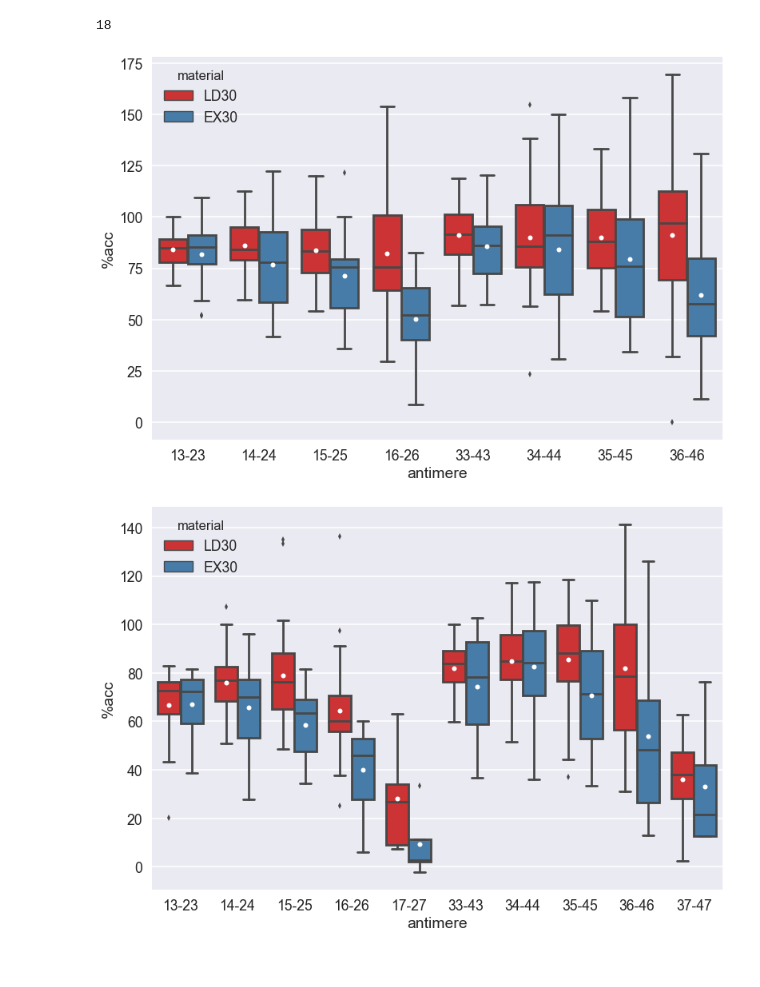
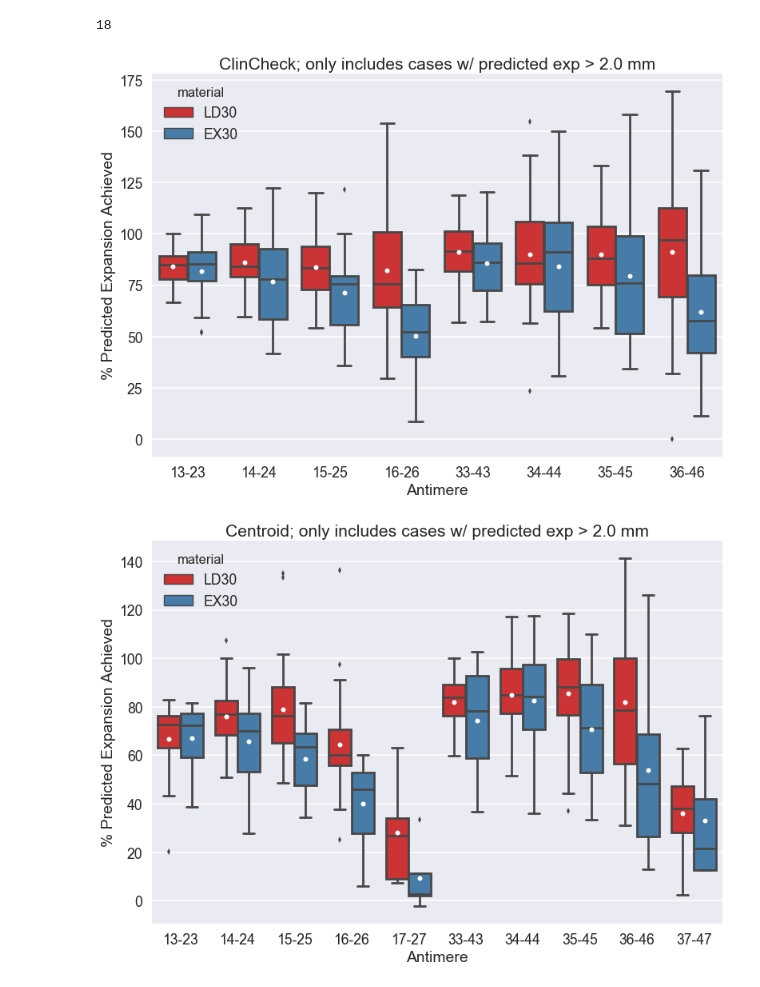
Before and after one commit to richard-tien/PROJ174, a Jupyter notebook: box-plots.ipynb, the cells around one changed output. Drawn from its saved outputs; the diff is of its cells as text; code cells hidden in the pictures.

Commit message:
Change output dir; run w master spreadsheet

```diff
--- a/box-plots.ipynb
+++ b/box-plots.ipynb
@@ -7,14 +7,14 @@ def boxPlot(df, measure_type, threshold, material):
     Also outputs .PDF of data.
     '''
 
-    pp = PdfPages('output/boxplots/boxplots-%s%s.pdf' % (material, measure_type))
+    pp = PdfPages(os.path.join(OUTPUT_DIR, 'boxplots/boxplots-%s%s.pdf' % (material, measure_type)))
 
     sns.set('poster', font_scale=1.1)
     f = plt.figure()
 
     newDf = pd.DataFrame(columns = ['%acc', 'antimere', 'material'])
 
-    subDf = getSubDf(df, measure_type, HISTOGRAM_THRESHOLD, material)
+    subDf = getSubDf(df, measure_type, THRESHOLD, material)
     for i, j in zip([1, 3], [2, 4]):
         for toothNum in range(3, 8):
 
@@ -58,7 +58,7 @@ def boxPlot(df, measure_type, threshold, material):
     return
 
 for measure_type in MEASURE_TYPES:
-    boxPlot(df, measure_type, HISTOGRAM_THRESHOLD, 'LD30')
+    boxPlot(df, measure_type, THRESHOLD, 'LD30')
 # %% [output]
 [figure]
 [figure]
@@ -83,35 +83,39 @@ def groupedBoxPlot(df, measure_type, threshold):
     newDf = pd.DataFrame(columns = ['%acc', 'antimere', 'material'])
 
     for material in ['LD30', 'EX30']:
-        subDf = getSubDf(df, measure_type, HISTOGRAM_THRESHOLD, material)
+        subDf = getSubDf(df, measure_type, THRESHOLD, material)
         for i, j in zip([1, 3], [2, 4]):
             for toothNum in range(3, 8):
 
                 if measure_type == '.cc' and toothNum == 7:
                     continue
 
                 antimere = '%s%s-%s%s' % (i, toothNum, j, toothNum)
                 full_antimere = '%s%s-%s%s%s %%acc' % (i, toothNum, j, toothNum, measure_type)
 
                 #antimere df
                 amDf = pd.DataFrame(subDf[full_antimere].dropna())
                 amDf = amDf.rename(columns = lambda x: str(x)[-4:])
                 amDf['antimere'] = antimere
                 amDf['material'] = material
 
                 newDf = pd.concat([newDf, amDf], ignore_index=True)
 
     ax = sns.boxplot(x='antimere', y='%acc', hue='material', data=newDf, showmeans=True, palette="Set1",
                      meanprops={"marker":"o","markerfacecolor":"white", "markeredgecolor":"black"})
 
+    # Set titles
+    ax.axes.set_title("%s; only includes cases w/ predicted exp > %s mm" % (measure_type_dict[measure_type], threshold))
+    ax.set_xlabel("Antimere")
+    ax.set_ylabel("% Predicted Expansion Achieved")
     sns.plt.show()
 
     pp.savefig(f, bbox_inches="tight")
     pp.close()
 
     return
 for measure_type in MEASURE_TYPES:
-    groupedBoxPlot(df, measure_type, HISTOGRAM_THRESHOLD)
+    groupedBoxPlot(df, measure_type, THRESHOLD)
 # %% [output]
-[figure, old version]
+[figure, new version]
-[figure, old version]
+[figure, new version]
```
Also changed, not shown: parts of 5 cells of this notebook, 3 other files.
